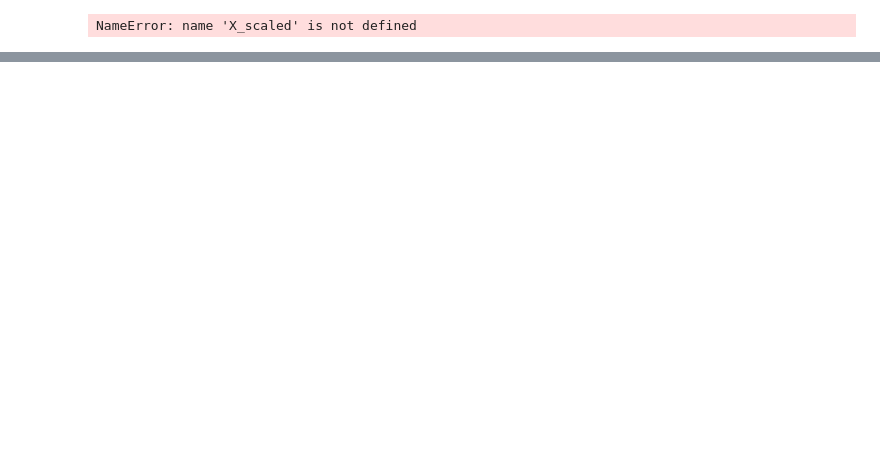
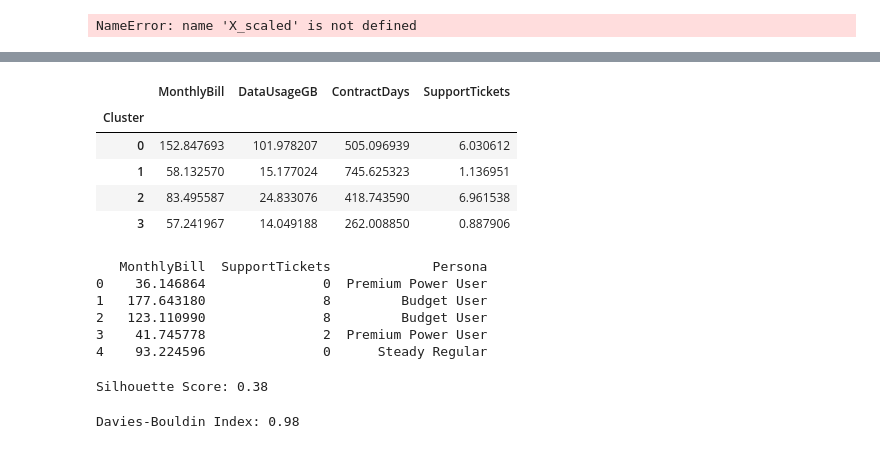
Before and after one commit to Jayeshvadje/Ml_Learning, a Jupyter notebook: Week4_unsupervised_learning/K means.ipynb, the cells around one changed output, grey strips where cells are left out. Saved outputs shown, nothing was run; the diff lists cells and outputs as text; code cells hidden in the pictures; blank space fills up the shorter version.

```diff
--- a/Week4_unsupervised_learning/K means.ipynb
+++ b/Week4_unsupervised_learning/K means.ipynb
@@ -17,0 +112,46 @@ NameError: name 'X_scaled' is not defined
+# %%
+k_means=KMeans(n_clusters=4,random_state=42,n_init=42)
+df_cluster = k_means.fit_predict(df_scaled)
+
+df['Cluster'] = k_means.labels_
+
+analyze = df.groupby('Cluster').mean()
+analyze
+# %% [output]
+|  | MonthlyBill | DataUsageGB | ContractDays | SupportTickets |
+| Cluster |  |  |  |  |
+| 0 | 152.847693 | 101.978207 | 505.096939 | 6.030612 |
+| 1 | 58.132570 | 15.177024 | 745.625323 | 1.136951 |
+| 2 | 83.495587 | 24.833076 | 418.743590 | 6.961538 |
+| 3 | 57.241967 | 14.049188 | 262.008850 | 0.887906 |
+# %%
+# Create a mapping based on your 'analysis' table observations
+# Example mapping (check your specific means first!):
+cluster_names = {
+    0: "Budget User",
+    1: "Premium Power User",
+    2: "High-Risk / Frustrated",
+    3: "Steady Regular"
+}
+
+df['Persona'] = df['Cluster'].map(cluster_names)
+print(df[['MonthlyBill', 'SupportTickets', 'Persona']].head())
+# %% [output]
+   MonthlyBill  SupportTickets             Persona
+0    36.146864               0  Premium Power User
+1   177.643180               8         Budget User
+2   123.110990               8         Budget User
+3    41.745778               2  Premium Power User
+4    93.224596               0      Steady Regular
+# %%
+from sklearn.metrics import silhouette_score
+score = silhouette_score(df_scaled, df['Cluster'])
+print(f"Silhouette Score: {score:.2f}")
+# %% [output]
+Silhouette Score: 0.38
+# %%
+from sklearn.metrics import davies_bouldin_score
+db_index = davies_bouldin_score(df_scaled, df['Cluster'])
+print(f"Davies-Bouldin Index: {db_index:.2f}")
+# %% [output]
+Davies-Bouldin Index: 0.98
```
Also changed, not shown: parts of 7 cells of this notebook.
